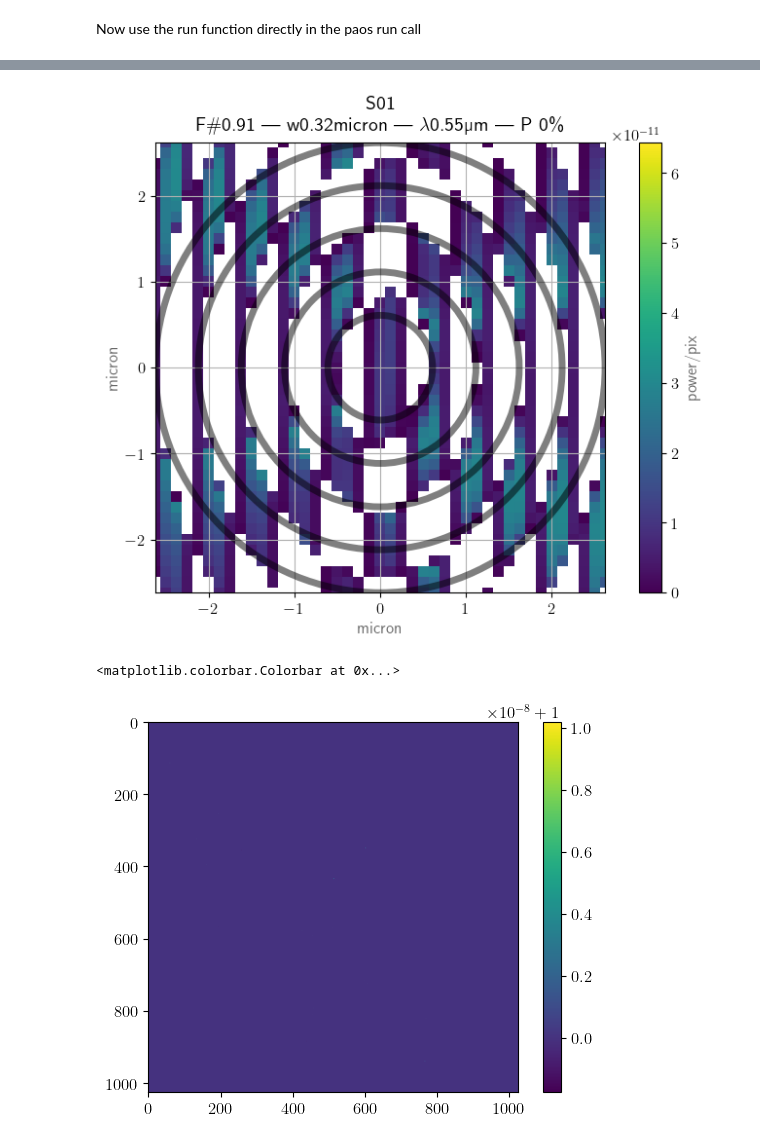
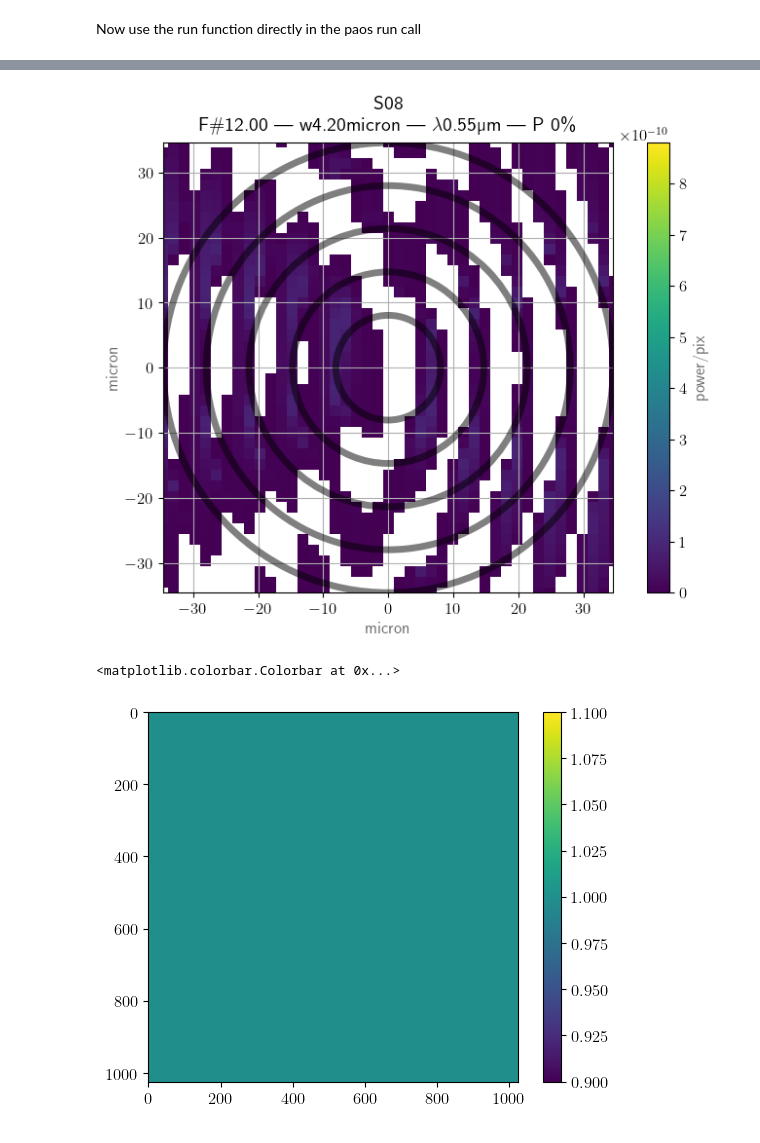
Before and after one commit to arielmission-space/PAOS, a Jupyter notebook: notebook/ComputeGridSag.ipynb, the cells around one changed output, grey strips where cells are left out. Saved outputs shown, nothing was run; the diff lists cells and outputs as text; code cells hidden in the pictures.

```diff
--- a/notebook/ComputeGridSag.ipynb
+++ b/notebook/ComputeGridSag.ipynb
@@ -406,18 +463,18 @@ retval3 = run(
 # %%
-retval_diff = deepcopy(retval1)
+retval_diff = deepcopy(retval3)
 
 amp1 = retval1[1]["amplitude"]
-amp3 = retval3[5]["amplitude"]
-retval_diff[1]["amplitude"] = amp1 - amp3
+amp3 = retval3[8]["amplitude"]
+retval_diff[8]["amplitude"] = amp1 - amp3
 
 fig, ax0 = plt.subplots(nrows=1, ncols=1, figsize=(9, 6))
-simple_plot(fig, ax0, key=1, item=retval_diff[1], ima_scale="linear")
+simple_plot(fig, ax0, key=8, item=retval_diff[8], ima_scale="linear")
 plt.show()
 # %% [output]
-[figure, old version]
+[figure, new version]
 # %%
 plt.imshow((amp1 - amp2) / (amp1 - amp3))
 plt.colorbar()
 # %% [output]
 <matplotlib.colorbar.Colorbar at 0x...>
-[figure, old version]
+[figure, new version]
```
Also changed, not shown: parts of 13 cells of this notebook, 3 other files.
